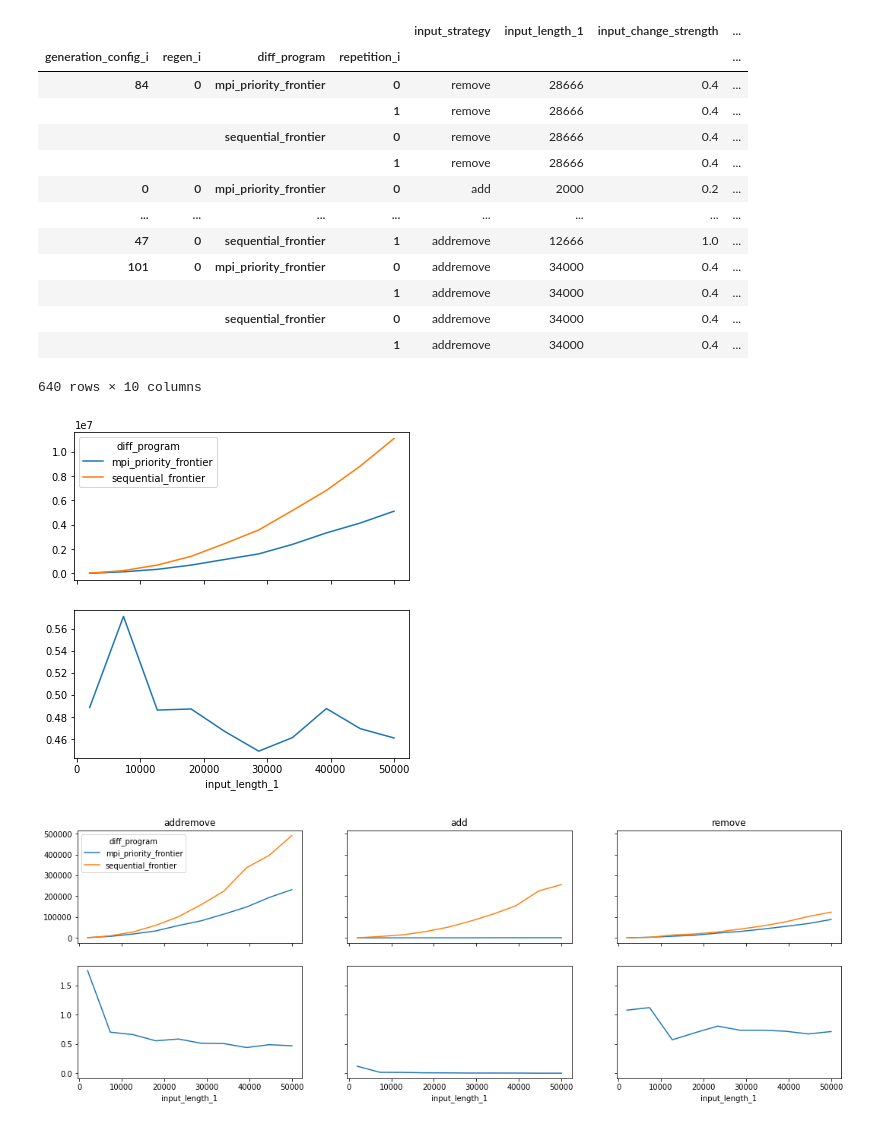
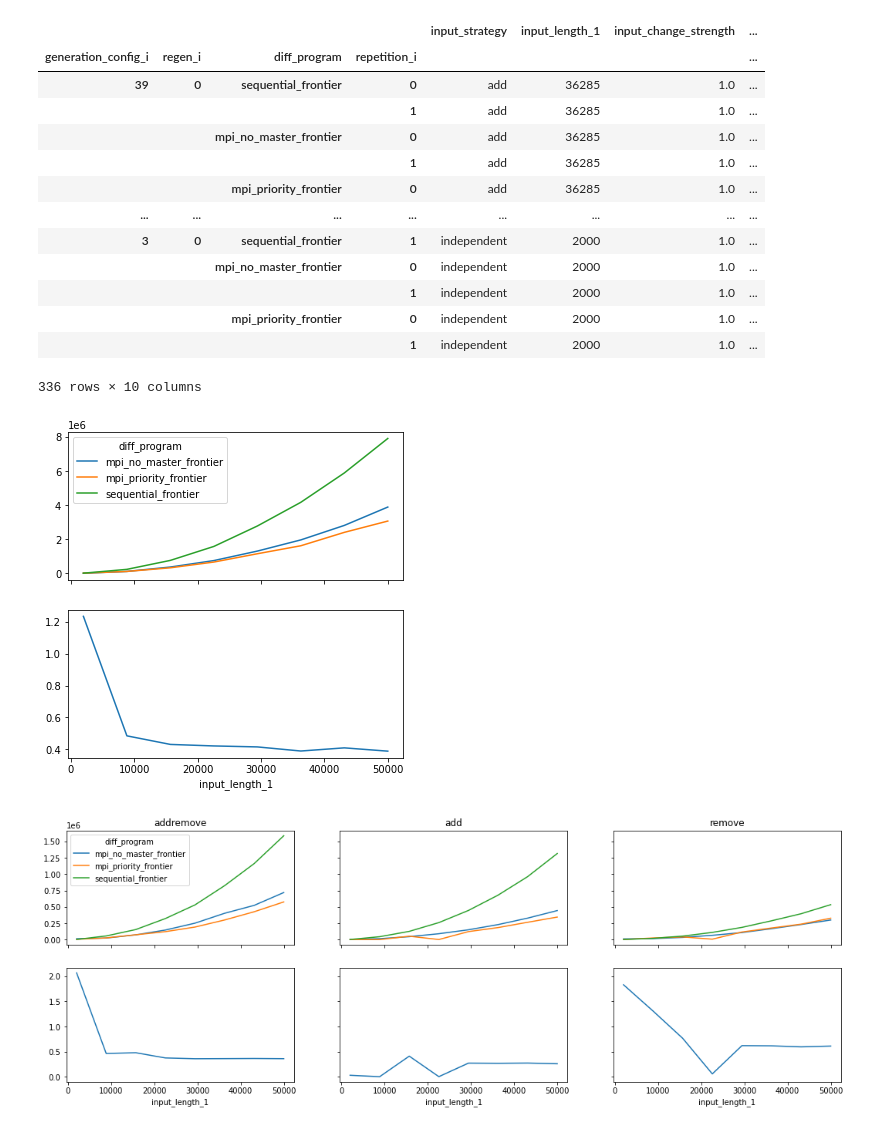
Before and after one commit to tehwalris/mpi-myers-diff, a Jupyter notebook: notebooks/benchmark_analysis_priority_frontier.ipynb, the cells around one changed output. Drawn from its saved outputs; the diff is of its cells as text; code cells hidden in the pictures.

Commit message:
Benchmark mpi_priority_frontier vs mpi_no_master_frontier vs sequential_frontier

```diff
--- a/notebooks/benchmark_analysis_priority_frontier.ipynb
+++ b/notebooks/benchmark_analysis_priority_frontier.ipynb
@@ -4,13 +4,13 @@ import pandas as pd
 from matplotlib import pyplot as plt
 import seaborn as sns
 # %%
-programs_to_show = ['sequential_frontier', 'mpi_priority_frontier']
+programs_to_show = ['sequential_frontier', 'mpi_priority_frontier', 'mpi_no_master_frontier']
 new_program = 'mpi_priority_frontier'
 assert new_program in programs_to_show
 old_program = 'sequential_frontier'
 assert old_program in programs_to_show
 # %%
-raw_benchmark_results = pd.read_csv('../benchmarks/2020-12-07-priority-frontier.csv')
+raw_benchmark_results = pd.read_csv('../benchmarks/2020-12-09-priority-vs-no-master-vs-sequential.csv')
 
 raw_benchmark_results.sample(5)
 # %% [output]
@@ -26,18 +26,18 @@ indexed_benchmark_results
 # %% [output]
 |  |  |  |  | input_strategy | input_length_1 | input_change_strength | ... |
 | generation_config_i | regen_i | diff_program | repetition_i |  |  |  | ... |
-| 84 | 0 | mpi_priority_frontier | 0 | remove | 28666 | 0.4 | ... |
-|  |  |  | 1 | remove | 28666 | 0.4 | ... |
-|  |  | sequential_frontier | 0 | remove | 28666 | 0.4 | ... |
-|  |  |  | 1 | remove | 28666 | 0.4 | ... |
-| 0 | 0 | mpi_priority_frontier | 0 | add | 2000 | 0.2 | ... |
+| 39 | 0 | sequential_frontier | 0 | add | 36285 | 1.0 | ... |
+|  |  |  | 1 | add | 36285 | 1.0 | ... |
+|  |  | mpi_no_master_frontier | 0 | add | 36285 | 1.0 | ... |
+|  |  |  | 1 | add | 36285 | 1.0 | ... |
+|  |  | mpi_priority_frontier | 0 | add | 36285 | 1.0 | ... |
 | ... | ... | ... | ... | ... | ... | ... | ... |
-| 47 | 0 | sequential_frontier | 1 | addremove | 12666 | 1.0 | ... |
-| 101 | 0 | mpi_priority_frontier | 0 | addremove | 34000 | 0.4 | ... |
-|  |  |  | 1 | addremove | 34000 | 0.4 | ... |
-|  |  | sequential_frontier | 0 | addremove | 34000 | 0.4 | ... |
-|  |  |  | 1 | addremove | 34000 | 0.4 | ... |
+| 3 | 0 | sequential_frontier | 1 | independent | 2000 | 1.0 | ... |
+|  |  | mpi_no_master_frontier | 0 | independent | 2000 | 1.0 | ... |
+|  |  |  | 1 | independent | 2000 | 1.0 | ... |
+|  |  | mpi_priority_frontier | 0 | independent | 2000 | 1.0 | ... |
+|  |  |  | 1 | independent | 2000 | 1.0 | ... |
-640 rows × 10 columns
+336 rows × 10 columns
 # %%
 unique_regen_i_values = sorted(np.unique(indexed_benchmark_results.index.get_level_values('regen_i').values))
 assert(unique_regen_i_values == [0])
@@ -55,22 +55,22 @@ temp = temp.sort_index()
 temp.plot(ax=ax[0]);
 (temp[new_program] / temp[old_program]).plot(ax=ax[1]);
 # %% [output]
-[figure, old version]
+[figure, new version]
 # %%
 fig, ax = plt.subplots(2, 3, figsize=(18, 6), sharex=True, sharey='row')
 for input_strategy_i, input_strategy in enumerate(['addremove', 'add', 'remove']):
     temp = indexed_benchmark_results.groupby(['generation_config_i', 'diff_program']).min()
-    temp = temp[(temp['input_strategy'] == input_strategy) & (temp['input_change_strength'] == 1/5) & (temp['input_chunkiness'] == 0)]
+    temp = temp[(temp['input_strategy'] == input_strategy) & (temp['input_change_strength'] == 1/2) & (temp['input_chunkiness'] == 0)]
     temp = temp[temp.index.get_level_values('diff_program').isin(programs_to_show)]
     temp = temp.set_index('input_length_1', append=True)
     temp = temp.unstack('diff_program')['micros_until_len']
     temp = temp.droplevel('generation_config_i')
     temp = temp.sort_index()
 
     temp.plot(ax=ax[0][input_strategy_i], legend=(input_strategy_i == 0), title=input_strategy);
     (temp[new_program] / temp[old_program]).plot(ax=ax[1][input_strategy_i]);
 # %% [output]
-[figure, old version]
+[figure, new version]
 # %%
 fig, ax = plt.subplots(2, 1, figsize=(6, 6), sharex=True)
 
```
Also changed, not shown: parts of 3 cells of this notebook, 1 other file.
